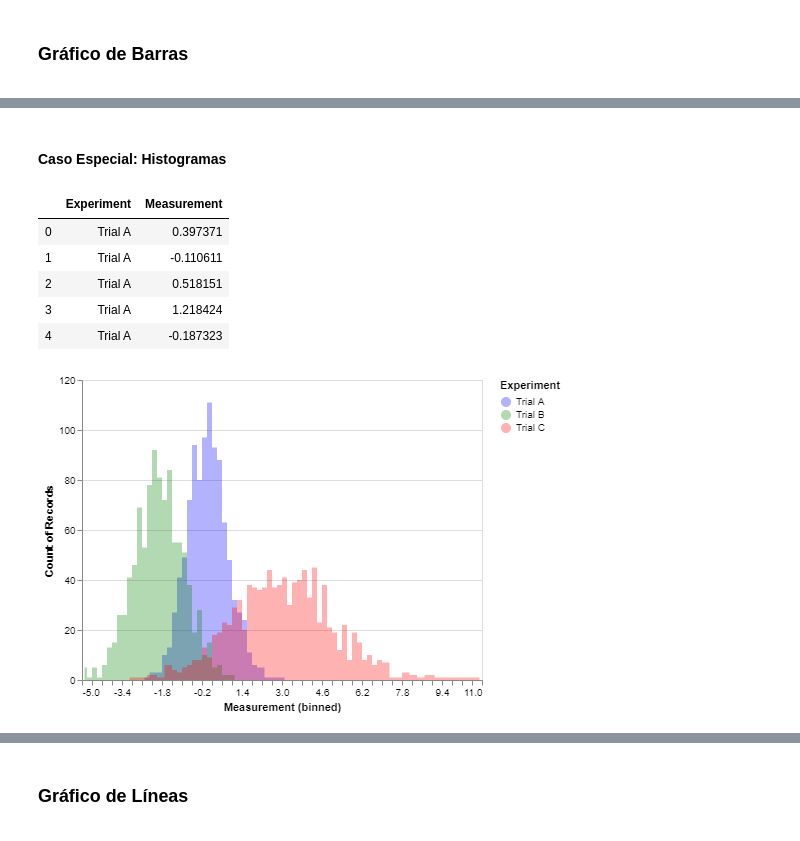
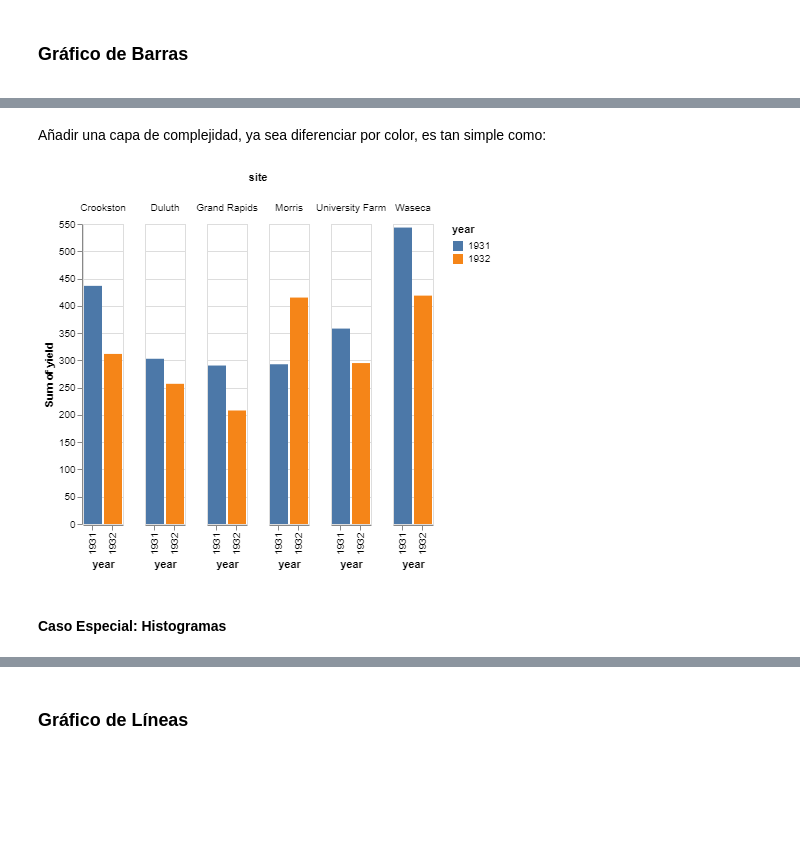
Before and after one commit to aoguedao/mat281_2019S2, a Jupyter notebook: m03_data_visualization/m03_c03_declarative_visualization/m03_c03_declarative_visualization.ipynb, the cells around one changed output, grey strips where cells are left out. Saved outputs shown, nothing was run; the diff lists cells and outputs as text; code cells hidden in the pictures; blank space fills up the shorter version.

```diff
--- a/m03_data_visualization/m03_c03_declarative_visualization/m03_c03_declarative_visualization.ipynb
+++ b/m03_data_visualization/m03_c03_declarative_visualization/m03_c03_declarative_visualization.ipynb
@@ -227,7 +230,7 @@ El objeto _*Chart*_ es el fundamental, pues tiene como argumento los datos.
 # %%
 # Utilizaremos estos datos como ejemplo
 import pandas as pd
-data = pd.DataFrame({'a': list('CCCDDDEEE'),
+df = pd.DataFrame({'a': list('CCCDDDEEE'),
                      'b': [2, 7, 4, 1, 2, 6, 8, 4, 7]})
 # %%
 import altair as alt
@@ -334,39 +349,15 @@ vertical_chart + vertical_chart_point
+# %% [markdown]
+Añadir una capa de complejidad, ya sea diferenciar por color, es tan simple como:
+# %%
+source = data.barley()
+
+alt.Chart(source).mark_bar().encode(
+    x='year:O',
+    y='sum(yield):Q',
+    color='year:N',
+    column='site:N'
+)
+# %% [output]
+[figure, added]
 # %% [markdown]
 #### Caso Especial: Histogramas
-# %%
-import numpy as np
-np.random.seed(42)
-
-# Generating Data
-df = pd.DataFrame({'Trial A': np.random.normal(0, 0.8, 1000),
-                   'Trial B': np.random.normal(-2, 1, 1000),
-                   'Trial C': np.random.normal(3, 2, 1000)})
-
-# Tidying Data
-df = pd.melt(df, id_vars=df.index.name,
-             value_vars=df.columns,
-             var_name='Experiment',
-             value_name='Measurement')
-
-df.head()
-# %% [output]
-|  | Experiment | Measurement |
-| 0 | Trial A | 0.397371 |
-| 1 | Trial A | -0.110611 |
-| 2 | Trial A | 0.518151 |
-| 3 | Trial A | 1.218424 |
-| 4 | Trial A | -0.187323 |
-# %%
-alt.Chart(df).mark_area(
-    opacity=0.3,
-    interpolate='step'
-).encode(
-    alt.X('Measurement', bin=alt.Bin(maxbins=100)),
-    alt.Y('count()', stack=None),
-    alt.Color(
-        'Experiment',
-        scale=alt.Scale(range=['#0000ff', '#008000', '#ff0000'])
-    )
-)
-# %% [output]
-[figure, removed]
```
Also changed, not shown: parts of 37 cells of this notebook, 1 other file.
